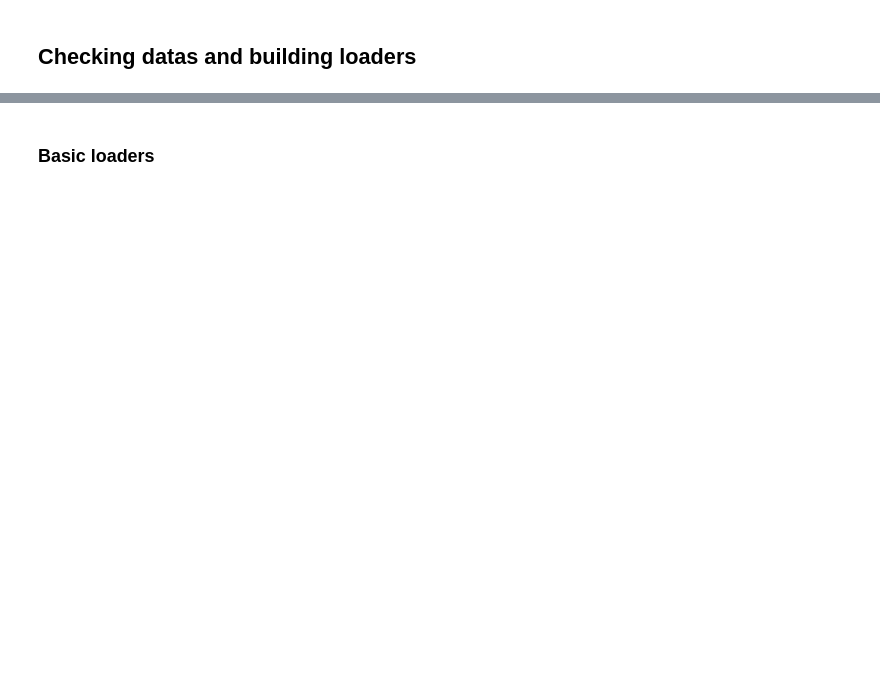
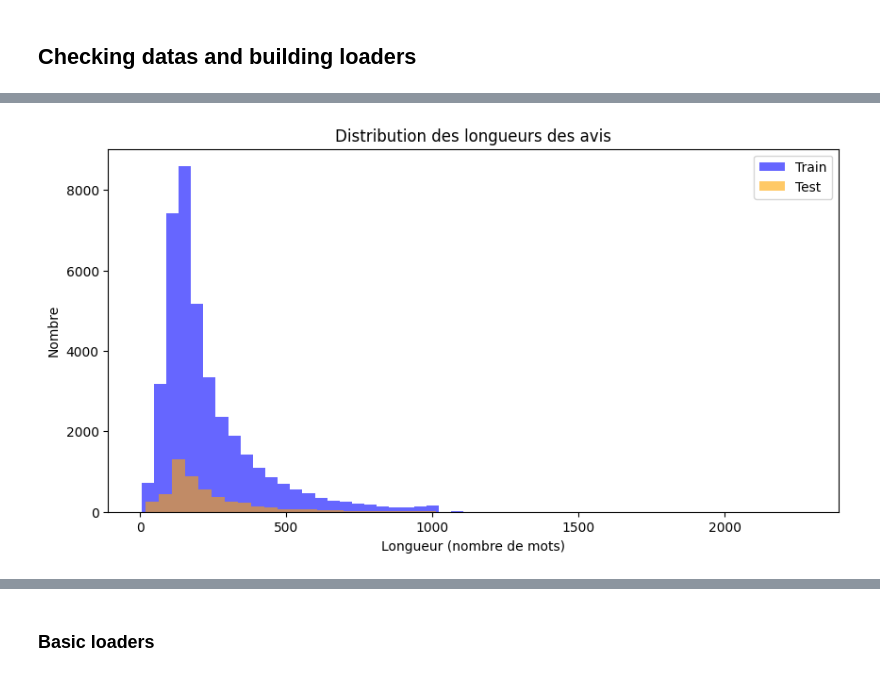
Before and after one commit to Totm33606/hddl_project, a Jupyter notebook: project4/rnn.ipynb, the cells around one changed output, grey strips where cells are left out. Saved outputs shown, nothing was run; the diff lists cells and outputs as text; code cells hidden in the pictures; blank space fills up the shorter version.

```diff
--- a/project4/rnn.ipynb
+++ b/project4/rnn.ipynb
@@ -105,0 +147,18 @@ verify_no_overlap(train_datas, val_datas, test_datas, hash_fn=hash_data) # Usele
+# %%
+# Fonction pour calculer la longueur des avis
+def review_lengths(data):
+    return [len(review.split()) for _, review in data]
+
+train_lengths = review_lengths(train_datas)
+test_lengths = review_lengths(test_datas)
+
+plt.figure(figsize=(10, 5))
+plt.hist(train_lengths, bins=50, alpha=0.6, label='Train', color='blue')
+plt.hist(test_lengths, bins=50, alpha=0.6, label='Test', color='orange')
+plt.title('Distribution des longueurs des avis')
+plt.xlabel('Longueur (nombre de mots)')
+plt.ylabel('Nombre')
+plt.legend()
+plt.show()
+# %% [output]
+[figure, added]
```
Also changed, not shown: parts of 43 cells of this notebook.
